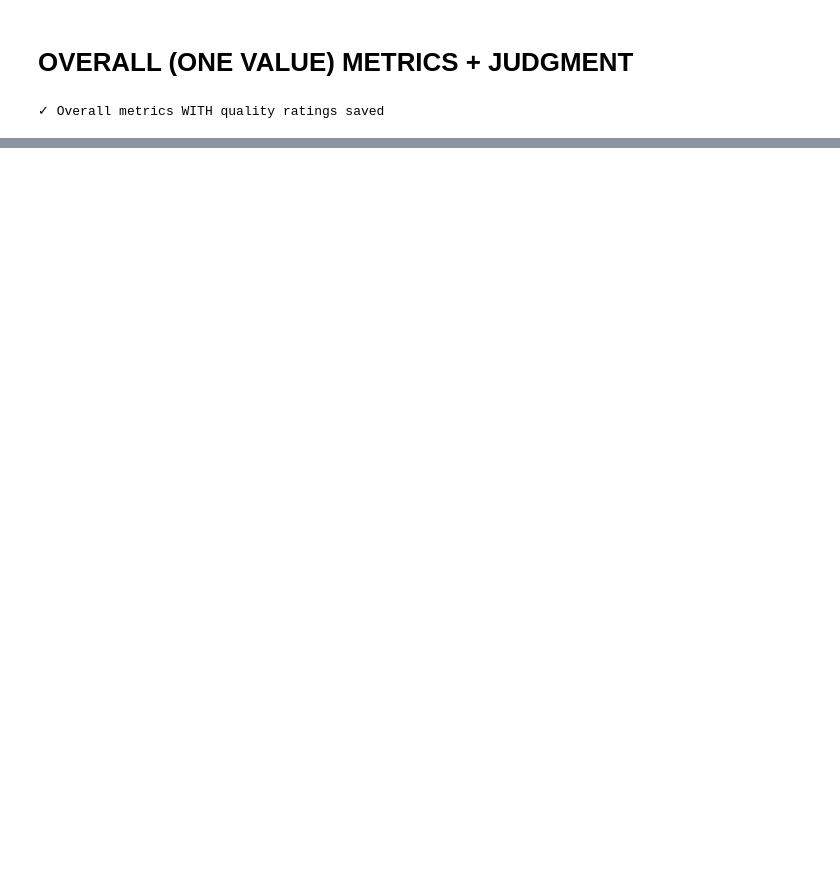
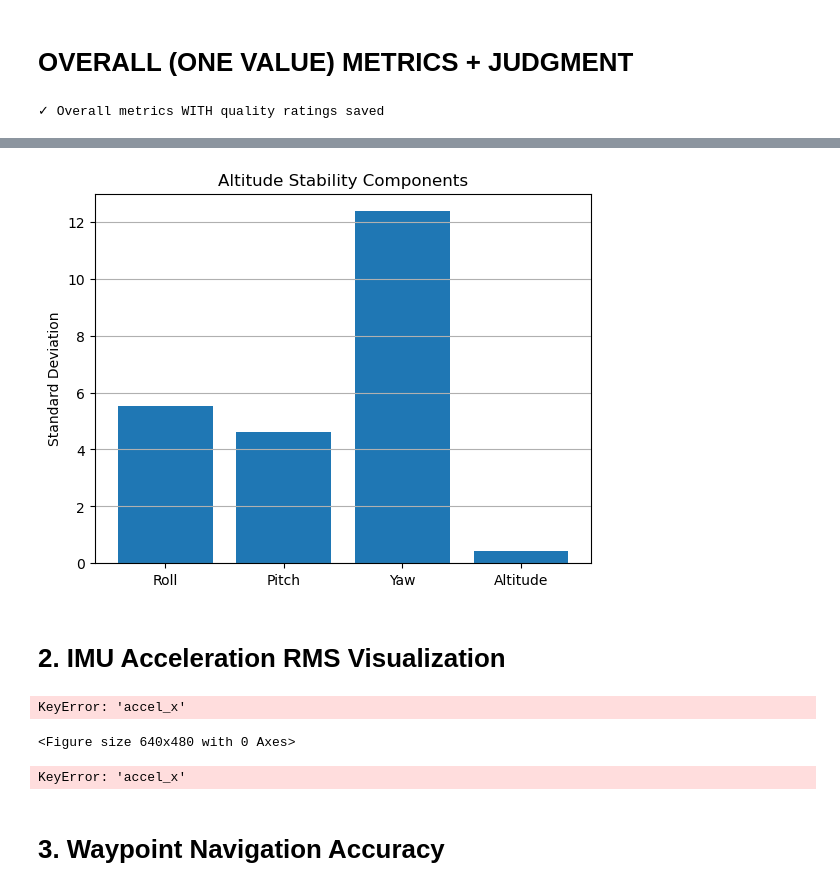
Before and after one commit to jeannepurca/PinyaSuri_ECE4, a Jupyter notebook: metrics_compute.ipynb, the cells around one changed output, grey strips where cells are left out. Drawn from its saved outputs; the diff is of its cells as text; code cells hidden in the pictures; blank space fills up the shorter version.

```diff
--- a/metrics_compute.ipynb
+++ b/metrics_compute.ipynb
@@ -296,0 +304,48 @@ print("✓ Overall metrics WITH quality ratings saved")
+# %%
+labels = ["Roll", "Pitch", "Yaw", "Altitude"]
+values = [
+    summary_df["roll_std_deg"].mean(),
+    summary_df["pitch_std_deg"].mean(),
+    summary_df["yaw_std_deg"].mean(),
+    summary_df["altitude_std_m"].mean()
+]
+
+plt.figure()
+plt.bar(labels, values)
+plt.ylabel("Standard Deviation")
+plt.title("Altitude Stability Components")
+plt.grid(axis="y")
+plt.show()
+# %% [output]
+[figure, added]
+# %% [markdown]
+# 2. IMU Acceleration RMS Visualization
+# %%
+plt.figure()
+plt.plot(df["timestamp_utc"], df["accel_x"], label="Accel X")
+plt.plot(df["timestamp_utc"], df["accel_y"], label="Accel Y")
+plt.plot(df["timestamp_utc"], df["accel_z"], label="Accel Z")
+plt.xlabel("Time")
+plt.ylabel("Acceleration (m/s²)")
+plt.title("IMU Acceleration vs Time")
+plt.legend()
+plt.grid(True)
+plt.show()
+# %% [output]
+KeyError: 'accel_x'
+<Figure size 640x480 with 0 Axes>
+# %%
+rms_x = np.sqrt(np.nanmean(df["accel_x"]**2))
+rms_y = np.sqrt(np.nanmean(df["accel_y"]**2))
+rms_z = np.sqrt(np.nanmean(df["accel_z"]**2))
+
+plt.figure()
+plt.bar(["X", "Y", "Z"], [rms_x, rms_y, rms_z])
+plt.ylabel("RMS Acceleration (m/s²)")
+plt.title("IMU Acceleration RMS")
+plt.grid(axis="y")
+plt.show()
+# %% [output]
+KeyError: 'accel_x'
+# %% [markdown]
+# 3. Waypoint Navigation Accuracy
```
Also changed, not shown: parts of 28 cells of this notebook, 4 other files.
